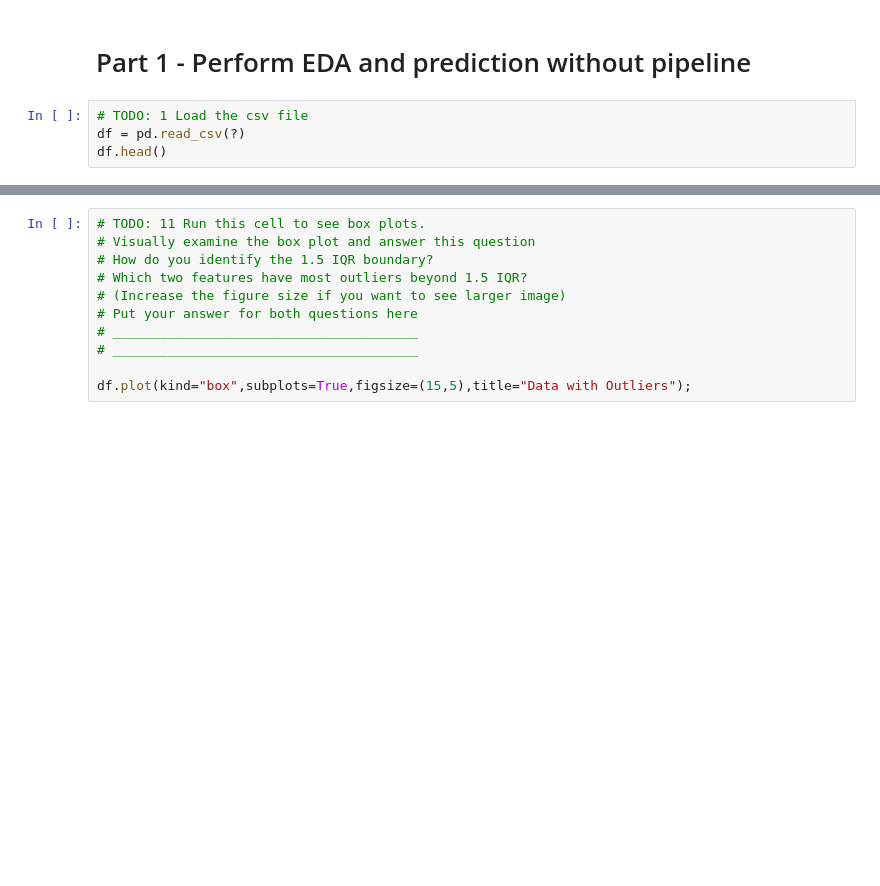
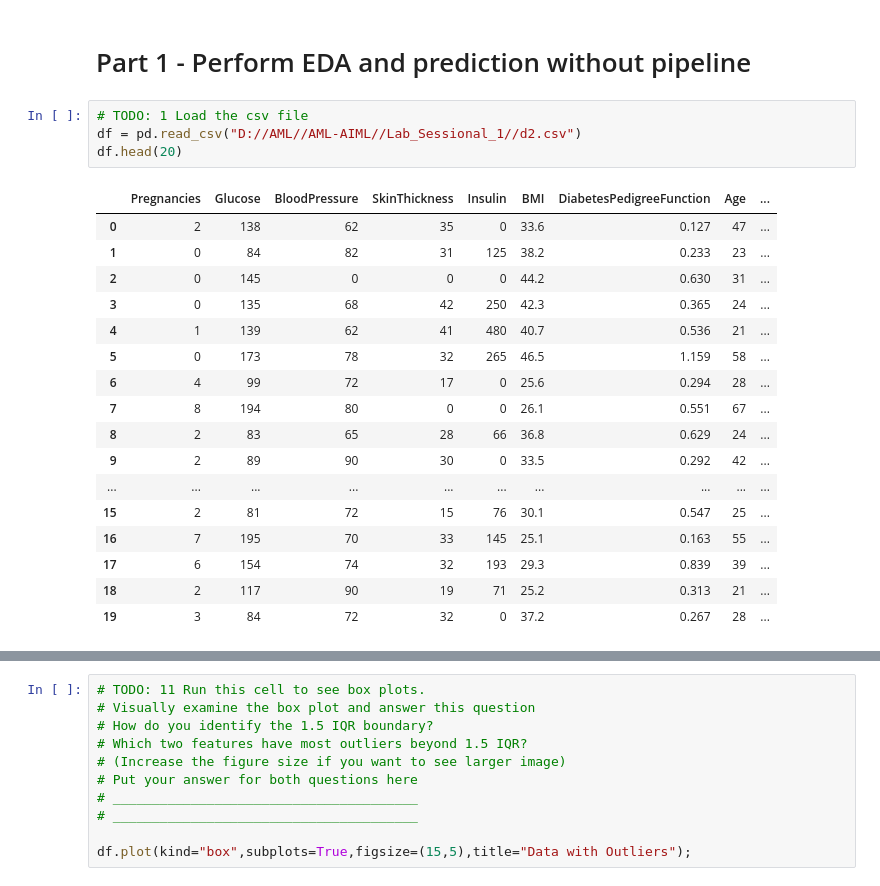
Before and after one commit to AtishaySG25/AML, a Jupyter notebook: Lab_Sessional_1/AtishaySG_231057006.ipynb, the cells around one changed output, grey strips where cells are left out. Saved outputs shown, nothing was run; the diff lists cells and outputs as text; blank space fills up the shorter version.

```diff
--- a/Lab_Sessional_1/AtishaySG_231057006.ipynb
+++ b/Lab_Sessional_1/AtishaySG_231057006.ipynb
@@ -47,7 +47,25 @@ You are provided with diabetes dataset. Your task is:
 # Part 1 - Perform EDA and prediction without pipeline
 # %%
 # TODO: 1 Load the csv file
-df = pd.read_csv(?)
-df.head()
+df = pd.read_csv("D://AML//AML-AIML//Lab_Sessional_1//d2.csv")
+df.head(20)
+# %% [output]
+|  | Pregnancies | Glucose | BloodPressure | SkinThickness | Insulin | BMI | DiabetesPedigreeFunction | Age | ... |
+| 0 | 2 | 138 | 62 | 35 | 0 | 33.6 | 0.127 | 47 | ... |
+| 1 | 0 | 84 | 82 | 31 | 125 | 38.2 | 0.233 | 23 | ... |
+| 2 | 0 | 145 | 0 | 0 | 0 | 44.2 | 0.630 | 31 | ... |
+| 3 | 0 | 135 | 68 | 42 | 250 | 42.3 | 0.365 | 24 | ... |
+| 4 | 1 | 139 | 62 | 41 | 480 | 40.7 | 0.536 | 21 | ... |
+| 5 | 0 | 173 | 78 | 32 | 265 | 46.5 | 1.159 | 58 | ... |
+| 6 | 4 | 99 | 72 | 17 | 0 | 25.6 | 0.294 | 28 | ... |
+| 7 | 8 | 194 | 80 | 0 | 0 | 26.1 | 0.551 | 67 | ... |
+| 8 | 2 | 83 | 65 | 28 | 66 | 36.8 | 0.629 | 24 | ... |
+| 9 | 2 | 89 | 90 | 30 | 0 | 33.5 | 0.292 | 42 | ... |
+| ... | ... | ... | ... | ... | ... | ... | ... | ... | ... |
+| 15 | 2 | 81 | 72 | 15 | 76 | 30.1 | 0.547 | 25 | ... |
+| 16 | 7 | 195 | 70 | 33 | 145 | 25.1 | 0.163 | 55 | ... |
+| 17 | 6 | 154 | 74 | 32 | 193 | 29.3 | 0.839 | 39 | ... |
+| 18 | 2 | 117 | 90 | 19 | 71 | 25.2 | 0.313 | 21 | ... |
+| 19 | 3 | 84 | 72 | 32 | 0 | 37.2 | 0.267 | 28 | ... |
 # %%
 # TODO: 2 Display information about dataframe
```
Also changed, not shown: parts of 9 cells of this notebook.
